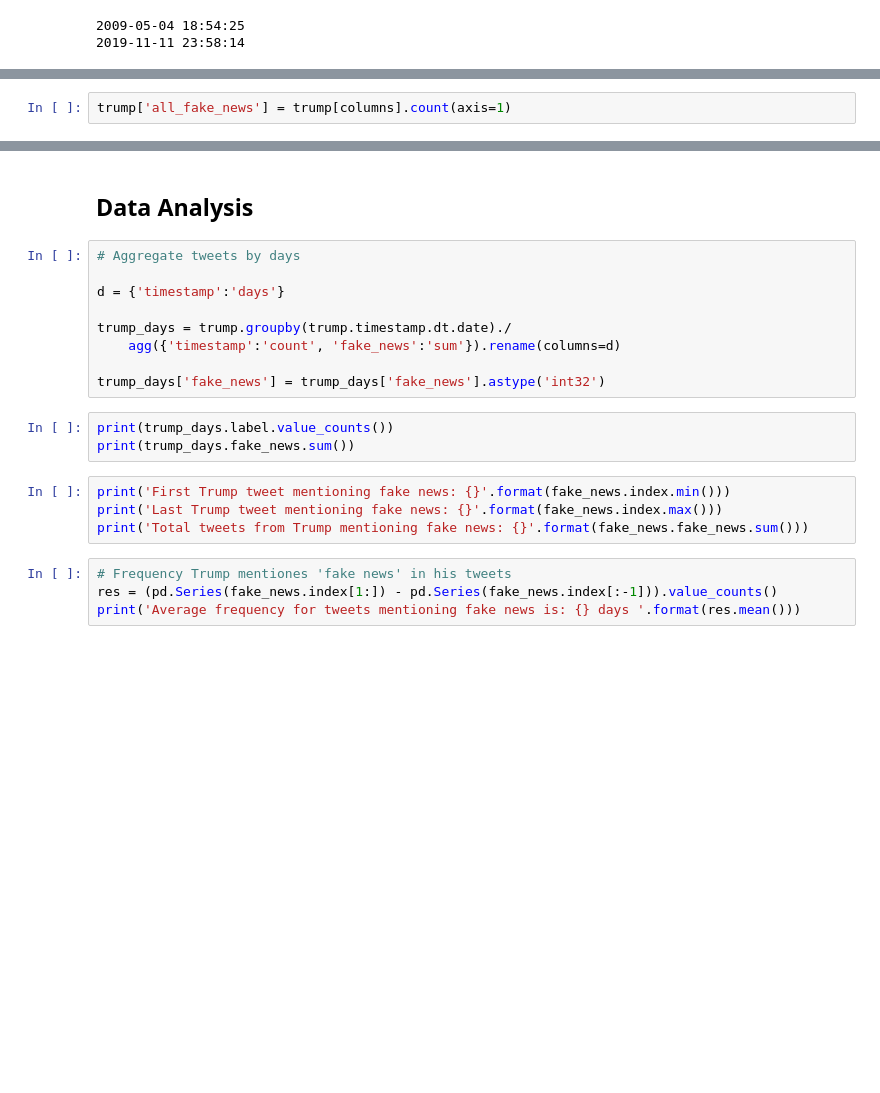
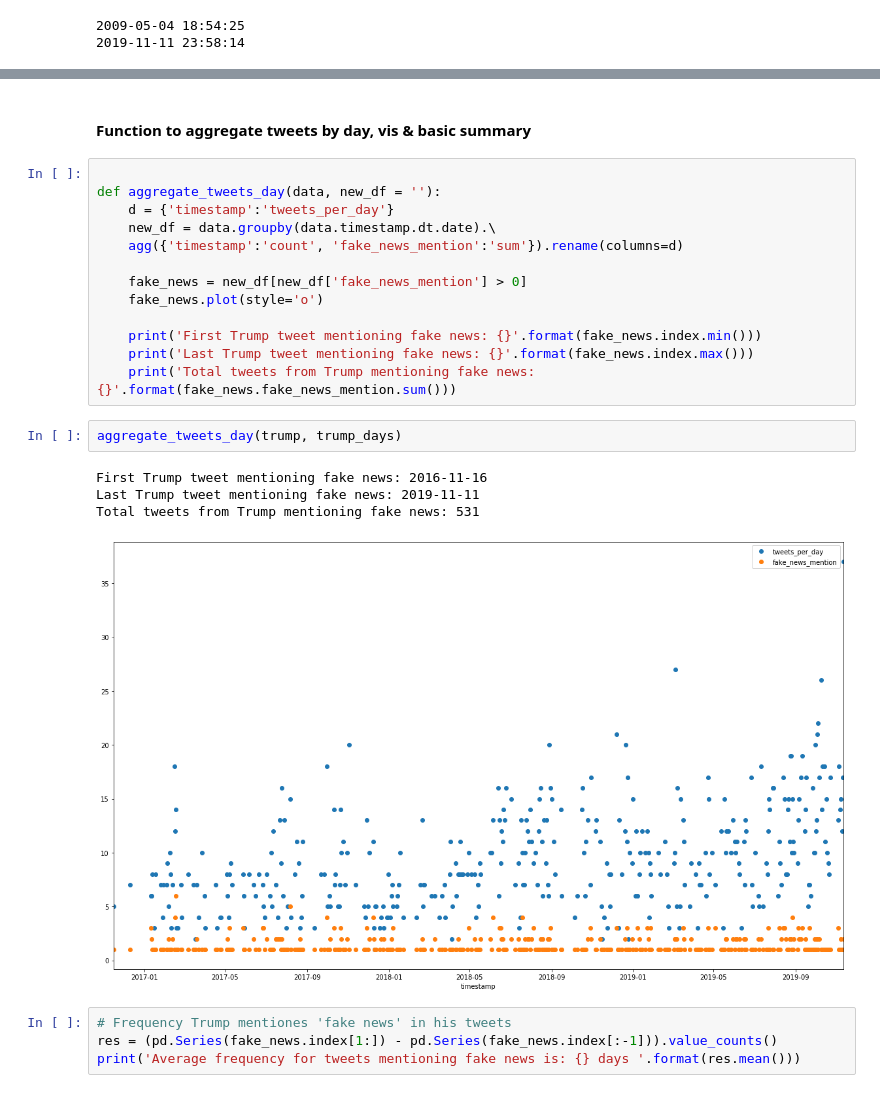
Before and after one commit to cmdelaserna/tweets-analysis, a Jupyter notebook: Trump tweets.ipynb, the cells around one changed output, grey strips where cells are left out. Drawn from its saved outputs; the diff is of its cells as text; blank space fills up the shorter version.

Commit message:
turn code into small functions

```diff
--- a/Trump tweets.ipynb
+++ b/Trump tweets.ipynb
@@ -74,2 +73,0 @@ Name: fakemedia, dtype: int64
-# %%
-trump['all_fake_news'] = trump[columns].count(axis=1)
@@ -101,21 +74,25 @@ trump.sample(20)
-# %% [markdown]
-## Data Analysis
-# %%
-# Aggregate tweets by days
-
-d = {'timestamp':'days'}
-
-trump_days = trump.groupby(trump.timestamp.dt.date)./
-    agg({'timestamp':'count', 'fake_news':'sum'}).rename(columns=d)
-
-trump_days['fake_news'] = trump_days['fake_news'].astype('int32')
-# %%
-print(trump_days.label.value_counts())
-print(trump_days.fake_news.sum())
+# %% [markdown]
+#### Function to aggregate tweets by day, vis & basic summary
 # %%
-print('First Trump tweet mentioning fake news: {}'.format(fake_news.index.min()))
-print('Last Trump tweet mentioning fake news: {}'.format(fake_news.index.max()))
-print('Total tweets from Trump mentioning fake news: {}'.format(fake_news.fake_news.sum()))
+
+def aggregate_tweets_day(data, new_df = ''):
+    d = {'timestamp':'tweets_per_day'}
+    new_df = data.groupby(data.timestamp.dt.date).\
+    agg({'timestamp':'count', 'fake_news_mention':'sum'}).rename(columns=d)
+
+    fake_news = new_df[new_df['fake_news_mention'] > 0]
+    fake_news.plot(style='o')
+
+    print('First Trump tweet mentioning fake news: {}'.format(fake_news.index.min()))
+    print('Last Trump tweet mentioning fake news: {}'.format(fake_news.index.max()))
+    print('Total tweets from Trump mentioning fake news: {}'.format(fake_news.fake_news_mention.sum()))
+# %%
+aggregate_tweets_day(trump, trump_days)
+# %% [output]
+First Trump tweet mentioning fake news: 2016-11-16
+Last Trump tweet mentioning fake news: 2019-11-11
+Total tweets from Trump mentioning fake news: 531
+[figure, added]
 # %%
 # Frequency Trump mentiones 'fake news' in his tweets
 res = (pd.Series(fake_news.index[1:]) - pd.Series(fake_news.index[:-1])).value_counts()
```
Also changed, not shown: parts of 9 cells of this notebook.
